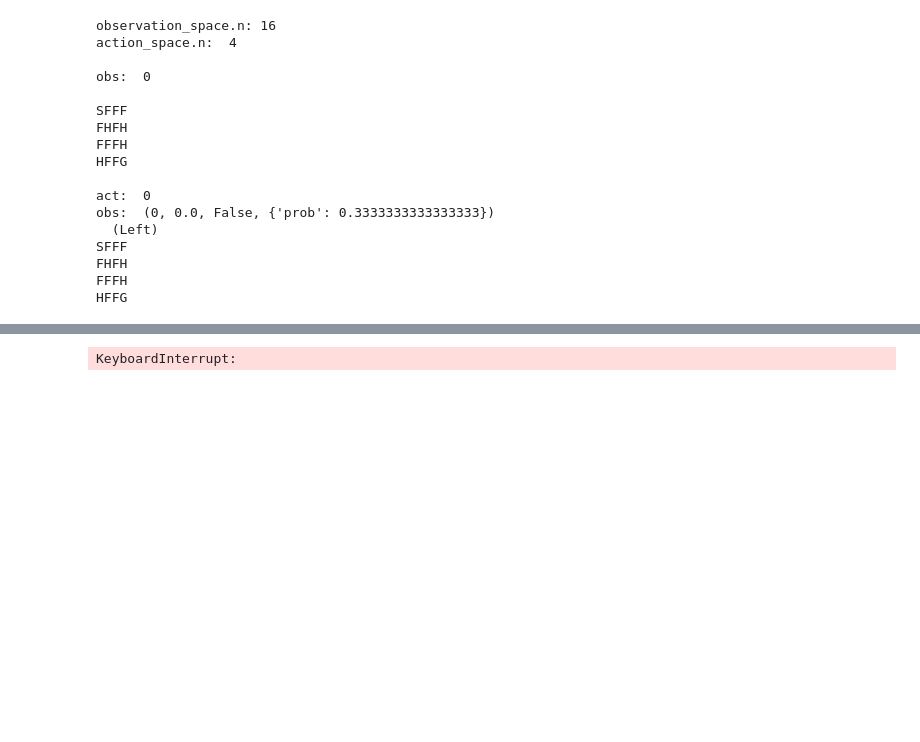
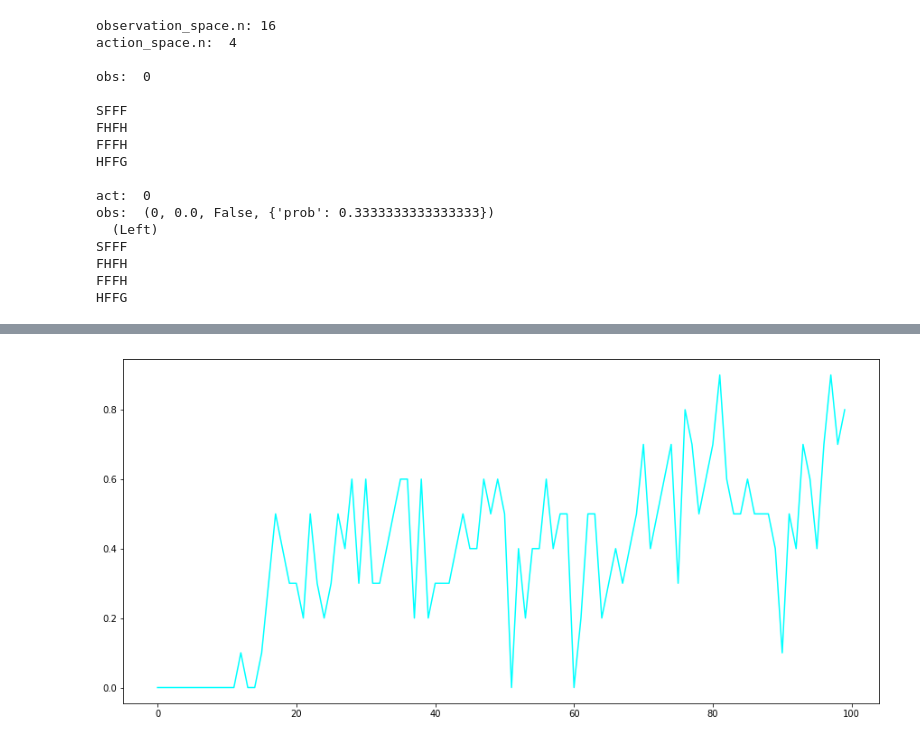
Before and after one commit to hanfeijp/open_ai_gym, a Jupyter notebook: DQN_NN_FrozenLake.ipynb, the cells around one changed output, grey strips where cells are left out. Cells and saved outputs as stored; diff of their text form; code cells hidden in the pictures; blank space fills up the shorter version.

```diff
--- a/DQN_NN_FrozenLake.ipynb
+++ b/DQN_NN_FrozenLake.ipynb
@@ -82,17 +83,12 @@ class NN(Chain):
             hy = L.Linear(100, 4)
         )
 
-    def __call__(self, x, t=None, train=False):
+    def __call__(self, x):
         x = Variable(x)
-        if train:
-            t = Variable(t)
         h = F.relu(self.xc(x))
         h = F.relu(self.ch(h))
-        y = F.softmax(self.hy(h))
-        if train:
-            return F.softmax_cross_entropy(y, t)
-        else:
-            return y
+        y = F.relu(self.hy(h))
+        return y
 
     def reset(self):
         self.zerograds()
@@ -112,12 +108,12 @@ optimizer = optimizers.Adam()
 optimizer.setup(Q)
 
 # 定数
-EPOCH_NUM = 3000 # エポック数
+EPOCH_NUM = 1000 # エポック数
 MEMORY_SIZE = 1000 # メモリサイズいくつで学習を開始するか
-BATCH_SIZE = 200 # バッチサイズ
+BATCH_SIZE = 100 # バッチサイズ
 EPSILON = 1 # ε-greedy法
-EPSILON_DECREASE = 0.0001 # εの減少値
-EPSILON_MIN = 0.05 # εの下限
+EPSILON_DECREASE = 0.005 # εの減少値
+EPSILON_MIN = 0.01 # εの下限
 START_REDUCE_EPSILON = 1000 # εを減少させるステップ数
 TRAIN_FREQ = 10 # Q関数の学習間隔
 UPDATE_TARGET_Q_FREQ = 20 # Q関数の更新間隔
@@ -125,22 +121,25 @@ GAMMA = 0.99
 
 total_step = 0 # 総ステップ（行動）数
 memory = [] # メモリ
-total_rewards = np.zeros(EPOCH_NUM) # 累積報酬記録用リスト
+total_rewards = [] # 累積報酬記録用リスト
+total_losses = [] # 累積損失記録用リスト
 
 # 学習開始
 print("Train")
-print("\t".join(["epoch", "EPSILON", "total_reward", "total_step", "elapsed_time"]))
+print("\t".join(["epoch", "EPSILON", "reward", "total_step", "loss", "elapsed_time"]))
 start = time.time()
 for epoch in range(EPOCH_NUM):
     pobs = env.reset() # 環境初期化
     pobs = convert(pobs)
     done = False # ゲーム終了フラグ
     total_reward = 0 # 累積報酬
+    total_loss = 0 # 累積損失
     while not done:
         # 行動選択
         pact = env.action_space.sample()
         if np.random.rand() > EPSILON: # ε-greedy法
-            y = Q(pobs.reshape((1, 16))) # 最適な行動を予測 # batchsize, channel, height, width
+            pact = Q(pobs.reshape((1, 16))) # 最適な行動を予測 # batchsize, channel, height, width
+            pact = np.argmax(pact.data)
         # 行動
         obs, reward, done, _ = env.step(pact)
         obs = convert(obs)
@@ -164,14 +163,13 @@ for epoch in range(EPOCH_NUM):
                     # set y
                     q = Q(pobss)
                     maxq = list(map(np.max, Q_ast(obss).data)) # maxQ
-                    maxq = np.asanyarray(maxq, dtype="float32")
                     target = copy.deepcopy(q.data)
-                    target = np.asanyarray(target, dtype="float32")
                     for j in range(BATCH_SIZE):
                         target[j, pacts[j]] = rewards[j]+GAMMA*maxq[j]*(not dones[j])
                     # Perform a gradient descent step
                     Q.reset()
                     loss = F.mean_squared_error(q, Variable(target))
+                    total_loss += loss.data
                     loss.backward()
                     optimizer.update()
             # Q関数の更新
@@ -185,10 +183,20 @@ for epoch in range(EPOCH_NUM):
         total_reward += reward
         total_step += 1
         pobs = obs
-    total_rewards[epoch] = total_reward # 累積報酬を記録
+    total_rewards.append(total_reward) # 累積報酬を記録
+    total_losses.append(total_loss) # 累積損失を記録
     #serializers.save_npz("./******.npz", q) # 重みファイル出力
-    if (epoch+1) % 100 == 0:
+    if (epoch+1) % 10 == 0:
         elapsed_time = time.time()-start
-        print("\t".join(map(str,[epoch+1, EPSILON, total_reward, total_step, str(elapsed_time)+"[sec]"]))) # ログ出力
+        r = sum(total_rewards[((epoch+1)-10):(epoch+1)])
+        l = sum(total_losses[((epoch+1)-10):(epoch+1)])
+        print("\t".join(map(str,[epoch+1, EPSILON, r, total_step, l, str(elapsed_time)+"[sec]"]))) # ログ出力
         start = time.time()
+
+plt.figure(figsize=(15,7))
+resize = (len(total_rewards)//10, 10)
+tmp = np.array(total_rewards, dtype="float32").reshape(resize)
+tmp = np.average(tmp, axis=1)
+plt.plot(tmp, color="cyan")
+plt.show()
 # %% [output]
@@ -213 +221 @@ epoch   EPSILON total_reward    total_step      elapsed_time
-KeyboardInterrupt:
+[figure, added]
```
Also changed, not shown: parts of 3 cells of this notebook.
